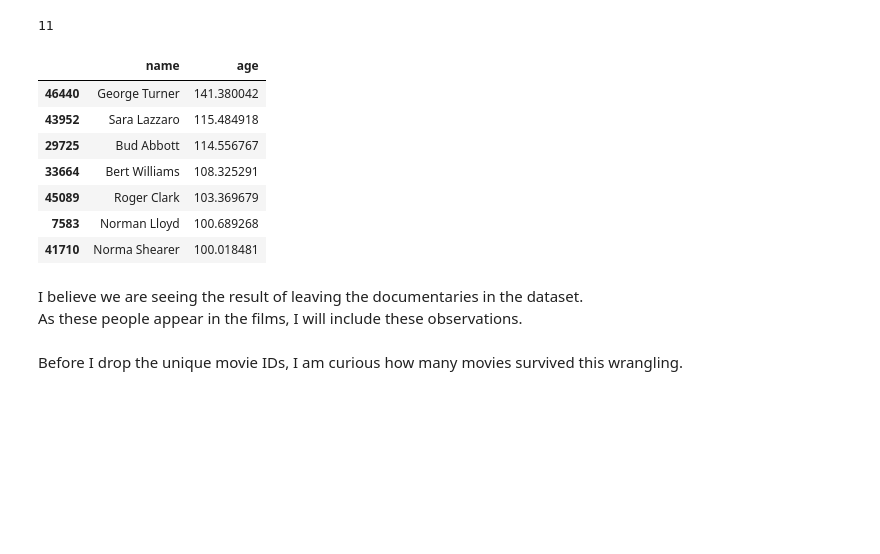
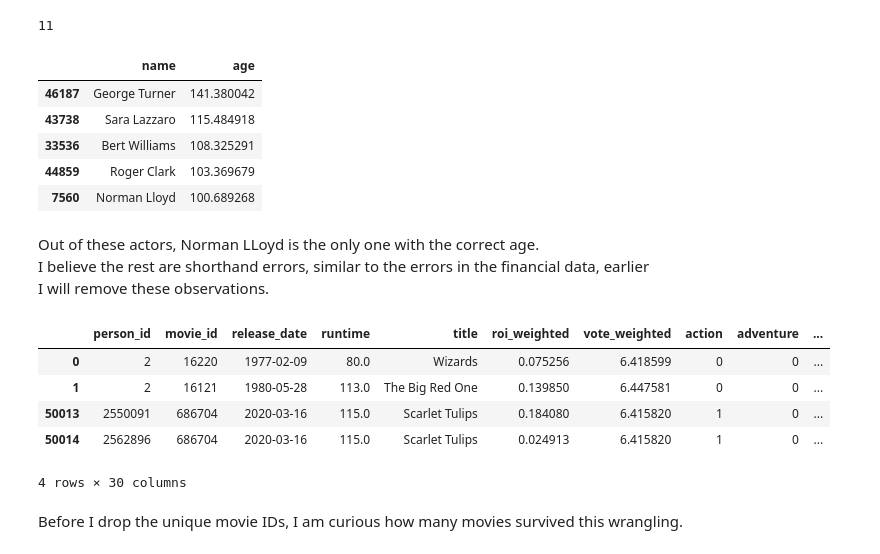
Before and after one commit to christianspybrook/springboard, a Jupyter notebook: capstones/capstone1/capstone1_wrangler.ipynb, the cells around one changed output. Drawn from its saved outputs; the diff is of its cells as text; code cells hidden in the pictures; blank space fills up the shorter version.

```diff
--- a/capstones/capstone1/capstone1_wrangler.ipynb
+++ b/capstones/capstone1/capstone1_wrangler.ipynb
@@ -493,0 +495,7 @@ The movie Carlos is a significant outlier, but it is a real movie. I will leave
+# %%
+# drop tv movie
+movie_df.drop(index=movie_df[movie_df['runtime'] > 300].index, inplace=True)
+# %%
+# reset the index
+movie_df.reset_index(drop=True, inplace=True)
+movie_df.iloc[np.r_[0:2, -2:0]]
@@ -1014,3 +1016,5 @@ Index(['budget', 'genres', 'movie_id', 'release_date', 'revenue', 'runtime',
+# %%
+movie_df.drop(index=movie_df[(movie_df['documentary'] > 0) | (movie_df['tv_movie'] > 0)].index, inplace=True)
 # %% [markdown]
 > **CAST**
 # %%
@@ -1127,7 +1131,6 @@ Index(['budget', 'genres', 'movie_id', 'release_date', 'revenue', 'runtime',
       dtype='object')
 # %%
 # drop columns not needed
-cast_members_df.drop(['budget', 'genres', 'revenue', 'title', 'vote_average', 'vote_count', 'cast'],
-                     axis=1, inplace=True)
+cast_members_df.drop(['budget', 'genres', 'revenue', 'vote_average', 'vote_count', 'cast'], axis=1, inplace=True)
 cast_members_df.iloc[np.r_[0:2, -2:0]]
 # %% [output]
@@ -1521,17 +1524,16 @@ len(actor_df[actor_df['age'] < 0])
 # drop the incorrect data
 actor_df = actor_df[actor_df['age'] >= 0]
 # %%
-# observe actors too elderly to be in a movie
-actor_df[actor_df['age'] > 100][['name', 'age']].sort_values('age', ascending=False).head(10)
+# observe most elderly actors
+actor_df[actor_df['age'] > 99][['name', 'age']].sort_values('age', ascending=False)
 # %% [output]
 |  | name | age |
-| 46440 | George Turner | 141.380042 |
-| 43952 | Sara Lazzaro | 115.484918 |
-| 29725 | Bud Abbott | 114.556767 |
-| 33664 | Bert Williams | 108.325291 |
-| 45089 | Roger Clark | 103.369679 |
-| 7583 | Norman Lloyd | 100.689268 |
-| 41710 | Norma Shearer | 100.018481 |
+| 46187 | George Turner | 141.380042 |
+| 43738 | Sara Lazzaro | 115.484918 |
+| 33536 | Bert Williams | 108.325291 |
+| 44859 | Roger Clark | 103.369679 |
+| 7560 | Norman Lloyd | 100.689268 |
-# %% [markdown]
-I believe we are seeing the result of leaving the documentaries in the dataset.<br>
-As these people appear in the films, I will include these observations.
+# %% [markdown]
+Out of these actors, Norman LLoyd is the only one with the correct age.<br>
+I believe the rest are shorthand errors, similar to the errors in the financial data, earlier<br>
+I will remove these observations.
@@ -1538,3 +1542,14 @@ As these people appear in the films, I will include these observations.
+# %%
+# reset the index
+actor_df.reset_index(drop=True, inplace=True)
+actor_df.iloc[np.r_[0:2, -2:0]]
+# %% [output]
+|  | person_id | movie_id | release_date | runtime | title | roi_weighted | vote_weighted | action | adventure | ... |
+| 0 | 2 | 16220 | 1977-02-09 | 80.0 | Wizards | 0.075256 | 6.418599 | 0 | 0 | ... |
+| 1 | 2 | 16121 | 1980-05-28 | 113.0 | The Big Red One | 0.139850 | 6.447581 | 0 | 0 | ... |
+| 50013 | 2550091 | 686704 | 2020-03-16 | 115.0 | Scarlet Tulips | 0.184080 | 6.415820 | 1 | 0 | ... |
+| 50014 | 2562896 | 686704 | 2020-03-16 | 115.0 | Scarlet Tulips | 0.024913 | 6.415820 | 1 | 0 | ... |
+4 rows × 30 columns
 # %% [markdown]
 Before I drop the unique movie IDs, I am curious how many movies survived this wrangling.
 # %%
```
Also changed, not shown: parts of 55 cells of this notebook.
